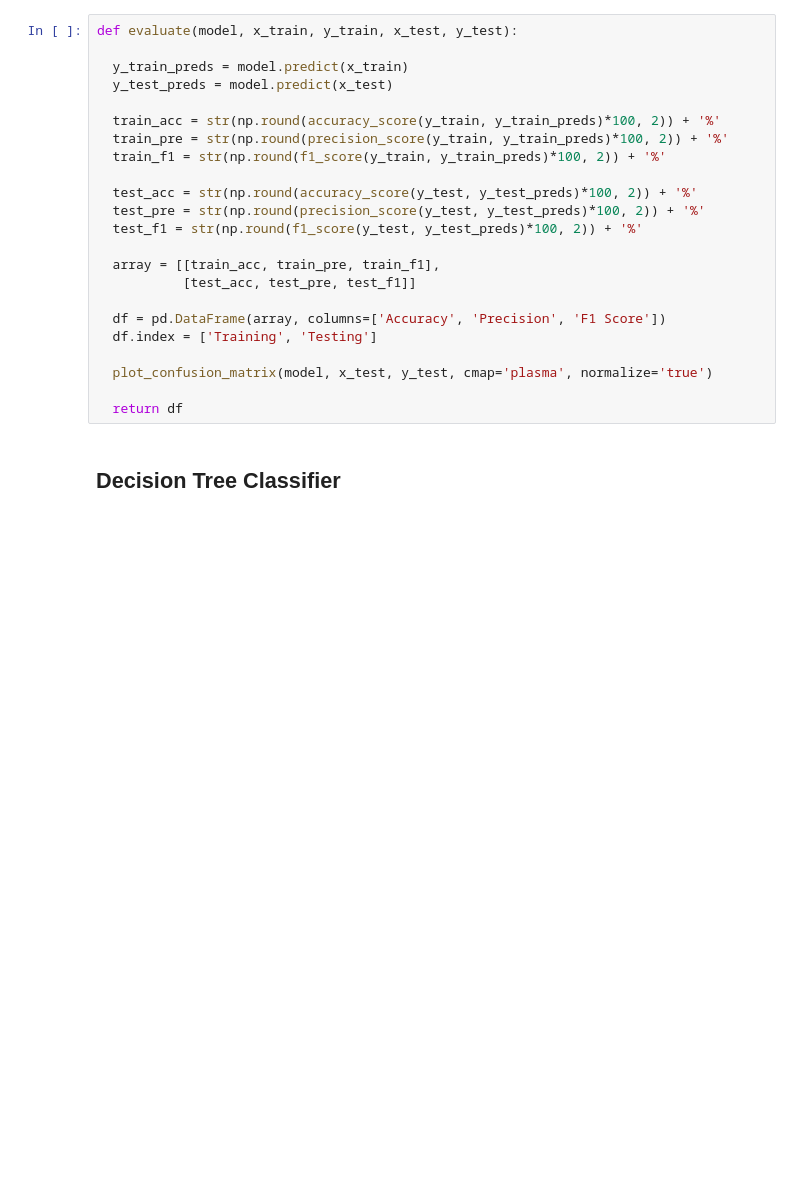
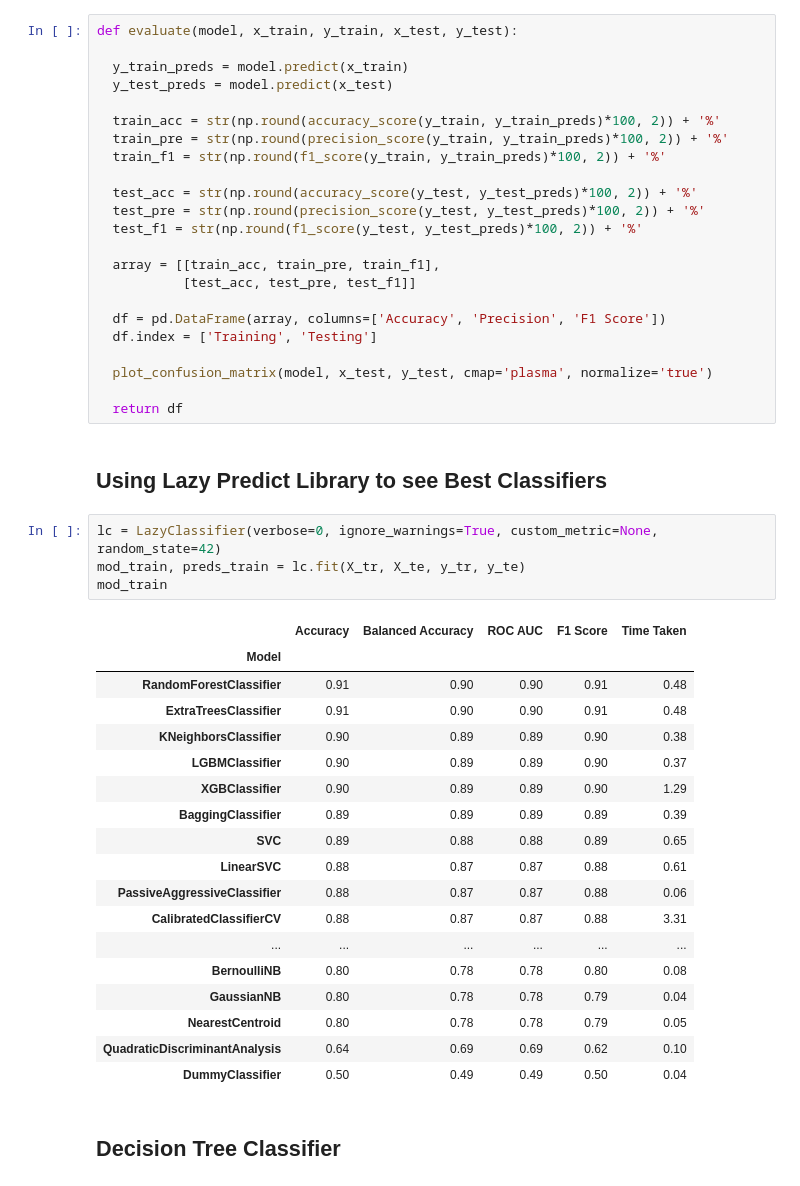
Before and after one commit to brooke57/TKR_FLT3_Drug_Discovery, a Jupyter notebook: Drug_Discovery_Modeling.ipynb, the cells around one changed output. Saved outputs shown, nothing was run; the diff lists cells and outputs as text; blank space fills up the shorter version.

```diff
--- a/Drug_Discovery_Modeling.ipynb
+++ b/Drug_Discovery_Modeling.ipynb
@@ -165,6 +187,31 @@ def evaluate(model, x_train, y_train, x_test, y_test):
   plot_confusion_matrix(model, x_test, y_test, cmap='plasma', normalize='true')
 
   return df
+# %% [markdown]
+## **Using Lazy Predict Library to see Best Classifiers**
+# %%
+lc = LazyClassifier(verbose=0, ignore_warnings=True, custom_metric=None, random_state=42)
+mod_train, preds_train = lc.fit(X_tr, X_te, y_tr, y_te)
+mod_train
+# %% [output]
+|  | Accuracy | Balanced Accuracy | ROC AUC | F1 Score | Time Taken |
+| Model |  |  |  |  |  |
+| RandomForestClassifier | 0.91 | 0.90 | 0.90 | 0.91 | 0.48 |
+| ExtraTreesClassifier | 0.91 | 0.90 | 0.90 | 0.91 | 0.48 |
+| KNeighborsClassifier | 0.90 | 0.89 | 0.89 | 0.90 | 0.38 |
+| LGBMClassifier | 0.90 | 0.89 | 0.89 | 0.90 | 0.37 |
+| XGBClassifier | 0.90 | 0.89 | 0.89 | 0.90 | 1.29 |
+| BaggingClassifier | 0.89 | 0.89 | 0.89 | 0.89 | 0.39 |
+| SVC | 0.89 | 0.88 | 0.88 | 0.89 | 0.65 |
+| LinearSVC | 0.88 | 0.87 | 0.87 | 0.88 | 0.61 |
+| PassiveAggressiveClassifier | 0.88 | 0.87 | 0.87 | 0.88 | 0.06 |
+| CalibratedClassifierCV | 0.88 | 0.87 | 0.87 | 0.88 | 3.31 |
+| ... | ... | ... | ... | ... | ... |
+| BernoulliNB | 0.80 | 0.78 | 0.78 | 0.80 | 0.08 |
+| GaussianNB | 0.80 | 0.78 | 0.78 | 0.79 | 0.04 |
+| NearestCentroid | 0.80 | 0.78 | 0.78 | 0.79 | 0.05 |
+| QuadraticDiscriminantAnalysis | 0.64 | 0.69 | 0.69 | 0.62 | 0.10 |
+| DummyClassifier | 0.50 | 0.49 | 0.49 | 0.50 | 0.04 |
 # %% [markdown]
 ## **Decision Tree Classifier**
 # %%
```
Also changed, not shown: parts of 3 cells of this notebook.
